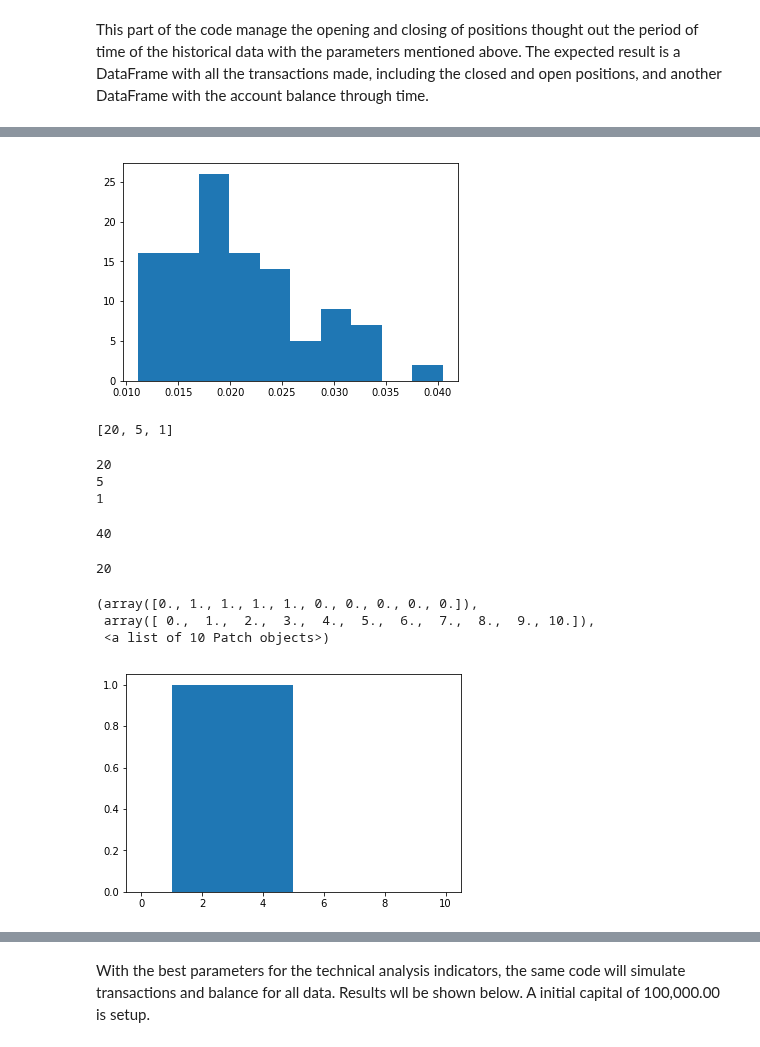
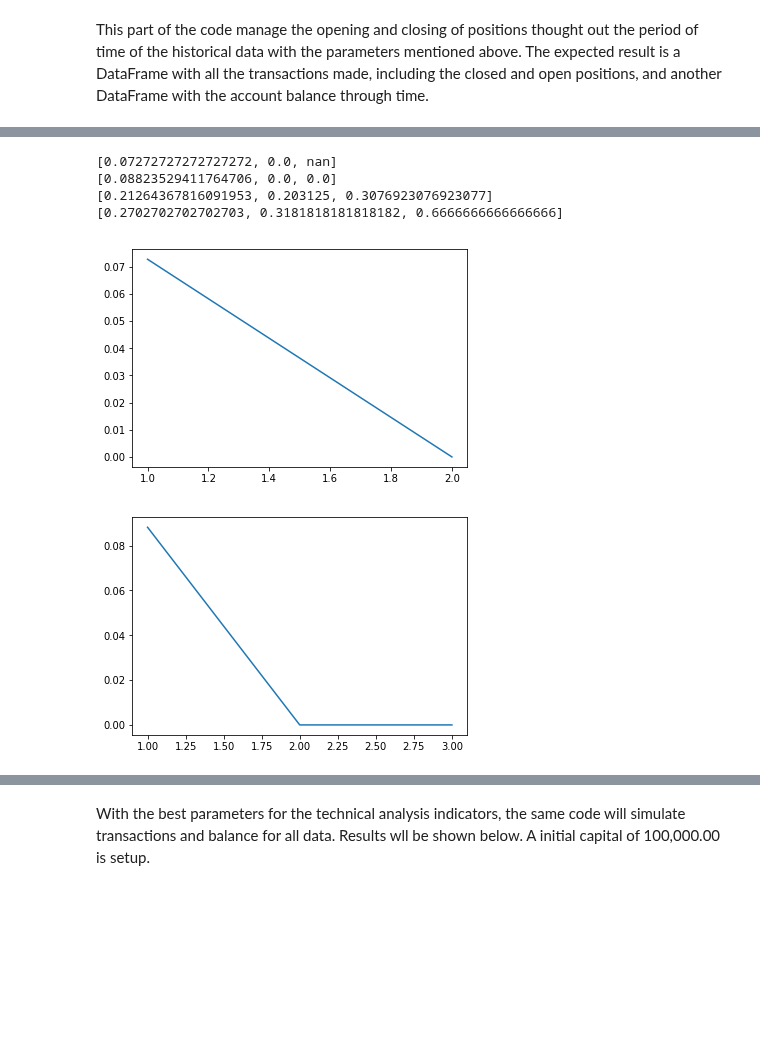
Before and after one commit to karenmedel/Trading_Labs, a Jupyter notebook: lab4_pt1_eq3.ipynb, the cells around one changed output, grey strips where cells are left out. Drawn from its saved outputs; the diff is of its cells as text; code cells hidden in the pictures; blank space fills up the shorter version.

```diff
--- a/lab4_pt1_eq3.ipynb
+++ b/lab4_pt1_eq3.ipynb
@@ -339,35 +403,18 @@ Val_TP_SELL = (Fr_TP_SELL[1][w_1] + Fr_TP_SELL[1][w_1+1])/2
-# %%
-
-x_2 = Reason_SL_BUY_df['Spot'] - Reason_SL_BUY_df['Close_P']
-a = plt.hist(list(x_2))
-plt.show()
-# %% [output]
-[figure, removed]
-# %%
-Pip_step = [90, 30, 10, 1]
-print(Pip_step)
-# %% [output]
-[20, 5, 1]
-# %%
-for i in Pip_step:
-    print(i)
-# %% [output]
-20
-5
-1
-# %%
-RSI_UP_particle = random.randrange(40, 101, 20)
-print(RSI_UP_particle)
-# %% [output]
-40
-# %%
-print(Pip_step[0])
-# %% [output]
-20
-# %%
-plt.hist(list([1,2,3,4]), range=[0, 10], bins=10)
-# %% [output]
-(array([0., 1., 1., 1., 1., 0., 0., 0., 0., 0.]),
- array([ 0.,  1.,  2.,  3.,  4.,  5.,  6.,  7.,  8.,  9., 10.]),
- <a list of 10 Patch objects>)
-[figure, removed]
+# %%
+print(Min_line_b)
+print(Min_line_s)
+print(Max_line_b)
+print(Max_line_s)
+# %% [output]
+[0.07272727272727272, 0.0, nan]
+[0.08823529411764706, 0.0, 0.0]
+[0.21264367816091953, 0.203125, 0.3076923076923077]
+[0.2702702702702703, 0.3181818181818182, 0.6666666666666666]
+# %%
+plt.plot(list([1, 2, 3]), Min_line_b)
+plt.show()
+plt.plot(list([1, 2, 3]), Min_line_s)
+plt.show()
+# %% [output]
+[figure, added]
+[figure, added]
```
Also changed, not shown: parts of 5 cells of this notebook.
